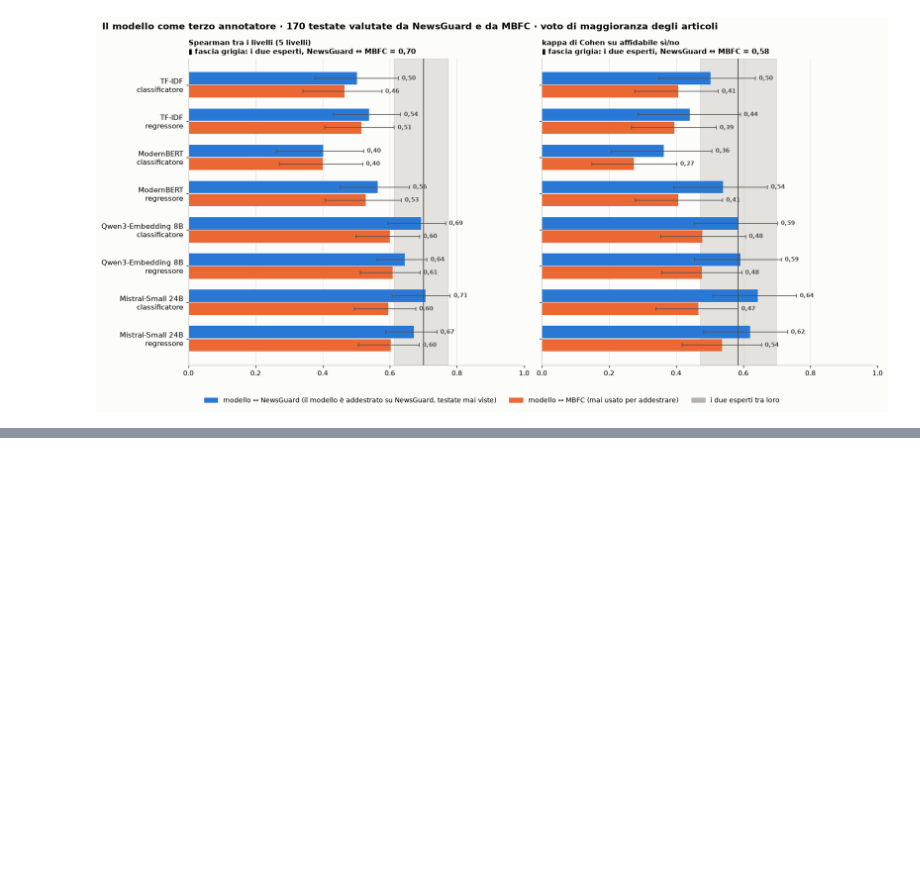
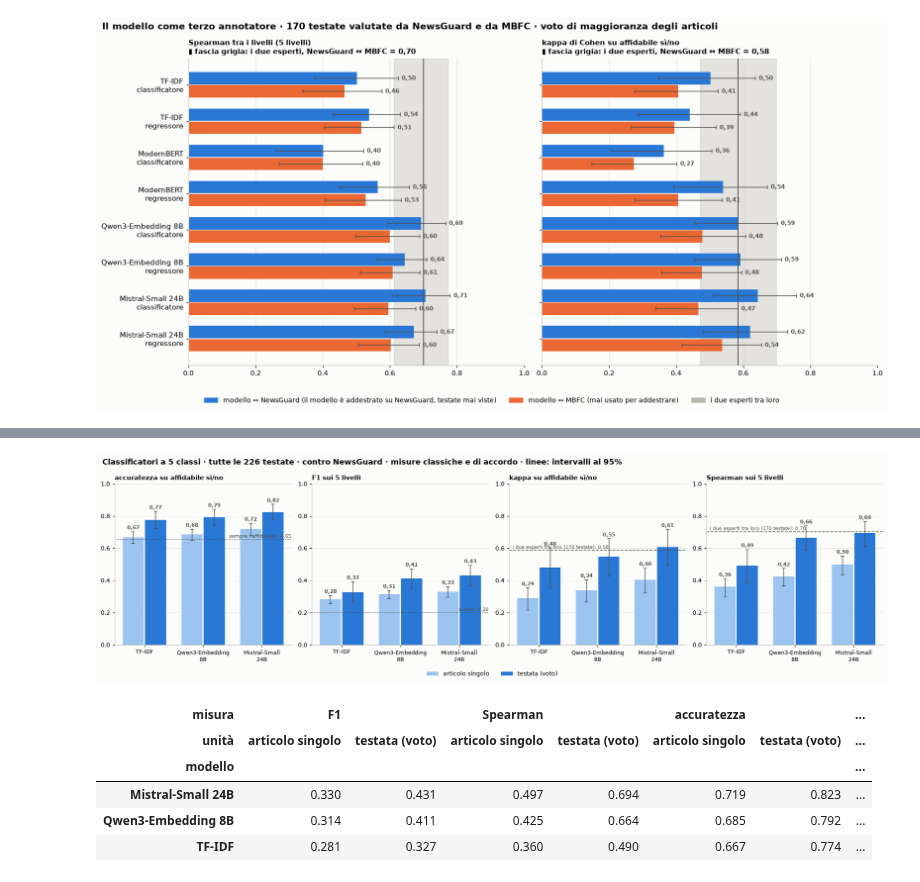
Before and after one commit to bianchi-john/PublisherClassification, a Jupyter notebook: Code/WebScience2027/Tentativi/17_AccordoAnnotatori/01_accordo_annotatori.ipynb, the cells around one changed output, grey strips where cells are left out. Saved outputs shown, nothing was run; the diff lists cells and outputs as text; code cells hidden in the pictures; blank space fills up the shorter version.

```diff
--- a/Code/WebScience2027/Tentativi/17_AccordoAnnotatori/01_accordo_annotatori.ipynb
+++ b/Code/WebScience2027/Tentativi/17_AccordoAnnotatori/01_accordo_annotatori.ipynb
@@ -263,0 +350,51 @@ plt.tight_layout(); plt.savefig(OUT / "colpo_d_occhio.png", dpi=180, bbox_inches
+# %%
+SCELTI = ["TF-IDF", "Qwen3-Embedding 8B", "Mistral-Small 24B"]
+TUTTE, ET = t.index, t.label.to_numpy()
+rng = np.random.default_rng(2)
+idx = [rng.integers(0, len(TUTTE), len(TUTTE)) for _ in range(1000)]
+righe = []
+for m in SCELTI:
+    g = A.gruppi(A.livelli_articoli(MODELLI[m], t).set_index("domain")["classificatore"], TUTTE)
+    voto_lv, voto_aff = A.giudizio(g)
+    art = lambda ii: (np.concatenate([g[i] for i in ii]), np.concatenate([np.full(len(g[i]), ET[i]) for i in ii]))
+    for unita, calcola_misure in [("articolo singolo", lambda ii: A.quattro_misure(*art(ii), A.SOGLIA["NewsGuard"])),
+                                  ("testata (voto)", lambda ii: A.quattro_misure(voto_lv[ii], ET[ii], A.SOGLIA["NewsGuard"], voto_aff[ii]))]:
+        v = calcola_misure(np.arange(len(TUTTE))); boot = pd.DataFrame([calcola_misure(ii) for ii in idx])
+        for mis in v:
+            righe.append({"modello": m, "unità": unita, "misura": mis, "valore": v[mis],
+                          "lo": np.percentile(boot[mis], 2.5), "hi": np.percentile(boot[mis], 97.5)})
+classiche = pd.DataFrame(righe); classiche.to_csv(OUT / "tutte_226_quattro_misure.csv", index=False)
+
+MISURE = [("accuratezza", "accuratezza su affidabile sì/no", (t.label >= 2).mean(), "sempre «affidabile»"),
+          ("F1", "F1 sui 5 livelli", 0.2, "a caso"), ("kappa", "kappa su affidabile sì/no", 0.0, None),
+          ("Spearman", "Spearman sui 5 livelli", 0.0, None)]
+fig, assi = plt.subplots(1, 4, figsize=(17, 4.6))
+for ax, (mis, titolo, rif, nome_rif) in zip(assi, MISURE):
+    d = classiche[classiche.misura == mis]
+    for i, m in enumerate(SCELTI):
+        for dx, unita, colore in [(-0.19, "articolo singolo", "#9cc4f0"), (0.19, "testata (voto)", BLU)]:
+            q = d[(d.modello == m) & (d["unità"] == unita)].iloc[0]
+            ax.bar(i + dx, q.valore, width=0.36, color=colore, label=unita if (mis, i) == ("accuratezza", 0) else None)
+            ax.errorbar(i + dx, q.valore, yerr=[[q.valore - q.lo], [q.hi - q.valore]], color=GRIGIO, lw=1, capsize=2.5)
+            ax.text(i + dx, q.hi + 0.015, f"{q.valore:.2f}".replace(".", ","), ha="center", fontsize=8, color=GRIGIO, fontweight="bold")
+    if nome_rif:
+        ax.axhline(rif, color=GRIGIO, ls=":", lw=1); ax.text(2.5, rif + 0.01, f"{nome_rif}: {rif:.2f}".replace(".", ","), ha="right", fontsize=7.5, color=GRIGIO)
+    if mis in ("kappa", "Spearman"):
+        e = valori[("esperti", "", "NewsGuard ↔ MBFC")][mis]
+        ax.axhline(e, color=GRIGIO, ls="--", lw=1.2)
+        ax.text(-0.45, e + 0.012, f"i due esperti tra loro (170 testate): {e:.2f}".replace(".", ","), fontsize=7.5, color=GRIGIO)
+    ax.set_xticks(range(len(SCELTI)), [m.replace(" ", "\n", 1) for m in SCELTI], fontsize=8.5)
+    ax.set_ylim(0, 1.0); ax.grid(axis="x", visible=False); ax.set_title(titolo, fontsize=10)
+fig.legend(loc="lower center", ncol=2, fontsize=9, bbox_to_anchor=(0.5, -0.06))
+fig.suptitle(f"Classificatori a 5 classi · tutte le {len(TUTTE)} testate · contro NewsGuard · misure classiche e di accordo · linee: intervalli al 95%",
+             fontsize=12, fontweight="bold", x=0.01, ha="left")
+plt.tight_layout(); plt.savefig(OUT / "tutte_226_quattro_misure.png", dpi=180, bbox_inches="tight"); plt.show()
+classiche.pivot_table(index="modello", columns=["misura", "unità"], values="valore").round(3)
+# %% [output]
+[figure, added]
+| misura | F1 |  | Spearman |  | accuratezza |  | ... |
+| unità | articolo singolo | testata (voto) | articolo singolo | testata (voto) | articolo singolo | testata (voto) | ... |
+| modello |  |  |  |  |  |  | ... |
+| Mistral-Small 24B | 0.330 | 0.431 | 0.497 | 0.694 | 0.719 | 0.823 | ... |
+| Qwen3-Embedding 8B | 0.314 | 0.411 | 0.425 | 0.664 | 0.685 | 0.792 | ... |
+| TF-IDF | 0.281 | 0.327 | 0.360 | 0.490 | 0.667 | 0.774 | ... |
```
Also changed, not shown: parts of 8 cells of this notebook, 42 other files.
